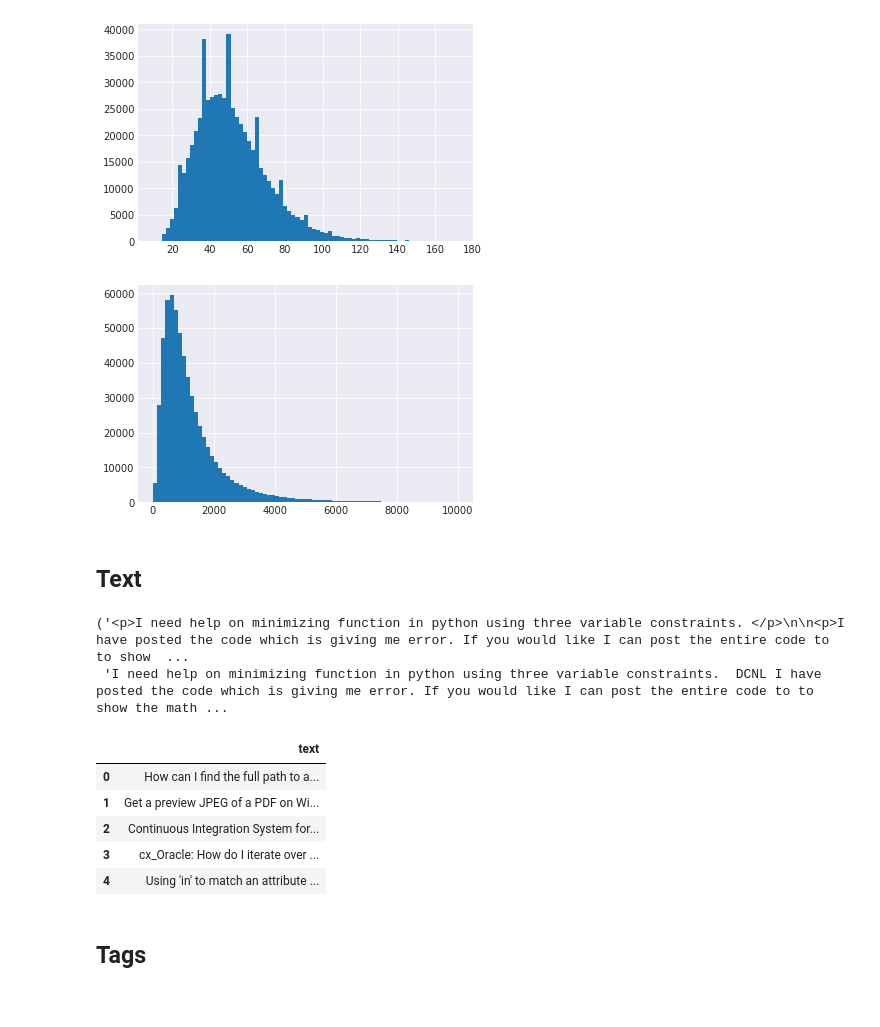
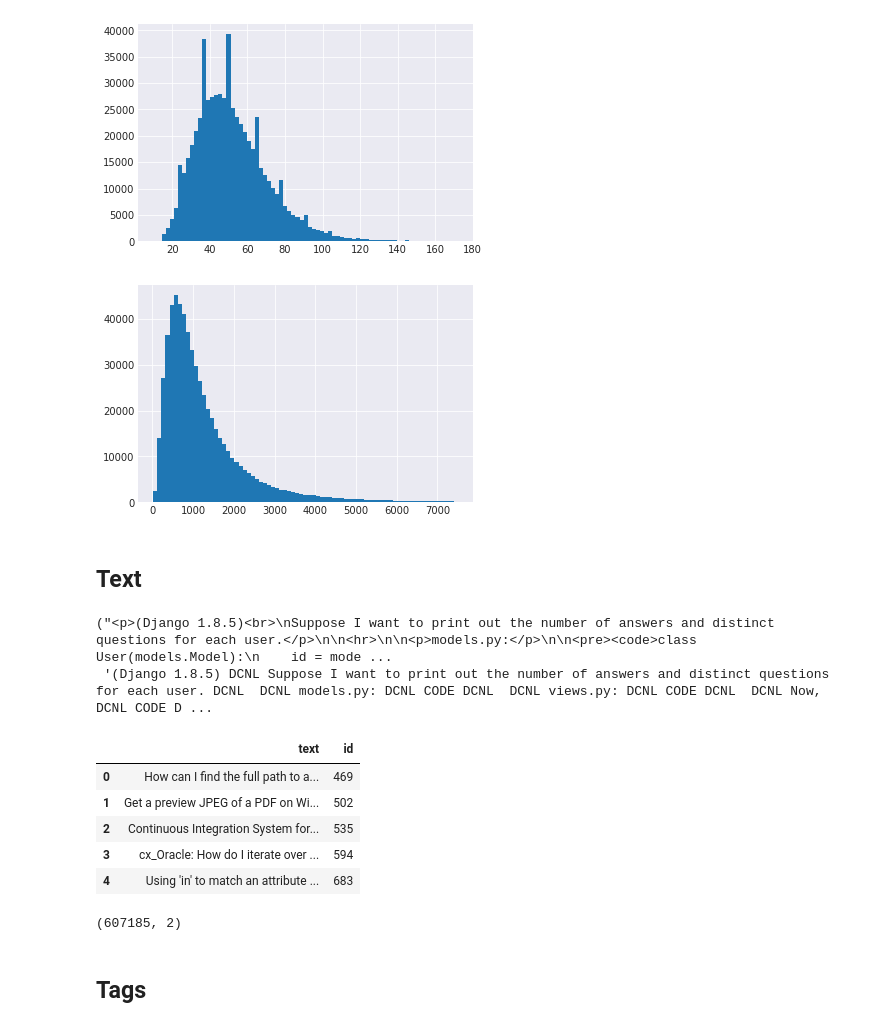
Before and after one commit to stasbel/task-gen, a Jupyter notebook: stackoverflow_data.ipynb, the cells around one changed output. Drawn from its saved outputs; the diff is of its cells as text; code cells hidden in the pictures.

```diff
--- a/stackoverflow_data.ipynb
+++ b/stackoverflow_data.ipynb
@@ -33,5 +33,5 @@ args = Bunch()
 ## Read
 # %%
 args.data_kaggle_name = 'pythonquestions'
-args.len_up = 10000
+args.len_up = 7500
 # %%
@@ -61,6 +67,5 @@ qdf.head()
 # %%
 qdf.drop(['OwnerUserId', 'CreationDate', 'Score'], axis=1, inplace=True)
 qdf.rename({c: c.lower() for c in qdf.columns}, axis=1, inplace=True)
-qdf = qdf[qdf.body.map(len) <= args.len_up].copy()
 qdf.shape
 # %% [output]
@@ -79,9 +84,11 @@ qdf.title.map(len).hist(bins=75);
 # %% [output]
 [figure]
 # %%
-qdf.body.map(len).hist(bins=75);
+body_lens = qdf.body.map(len)
+body_lens = body_lens[body_lens <= args.len_up]
+body_lens.hist(bins=75);
 # %% [output]
-[figure, old version]
+[figure, new version]
 # %% [markdown]
 ## Text
 # %%
@@ -90,8 +97,8 @@ args.log_step = 5000
 sample = qdf.body.sample().iloc[0]
 sample, HTMLPreprocessor(do_tqdm=False).fit_transform([sample])[0]
 # %% [output]
-('<p>I need help on minimizing function in python using three variable constraints. </p>\n\n<p>I have posted the code which is giving me error. If you would like I can post the entire code to to show  ...
- 'I need help on minimizing function in python using three variable constraints.  DCNL I have posted the code which is giving me error. If you would like I can post the entire code to to show the math ...
+("<p>(Django 1.8.5)<br>\nSuppose I want to print out the number of answers and distinct questions for each user.</p>\n\n<hr>\n\n<p>models.py:</p>\n\n<pre><code>class User(models.Model):\n    id = mode ...
+ '(Django 1.8.5) DCNL Suppose I want to print out the number of answers and distinct questions for each user. DCNL  DCNL models.py: DCNL CODE DCNL  DCNL views.py: DCNL CODE DCNL  DCNL Now, DCNL CODE D ...
 # %%
 preprocessor = HTMLPreprocessor(
     monitor=monitor('[1.6.1] Bodies filtering', log_step=args.log_step, log_total=len(qdf))
@@ -100,14 +107,22 @@ bodies = preprocessor.fit_transform(qdf.body)
 # %%
 text = [t + ' DCNL ' + b for t, b in zip(qdf.title, bodies)]
 df = pd.DataFrame(text, columns=['text'])
+df['id'] = qdf.id
+del qdf
 df.head()
 # %% [output]
-|  | text |
-| 0 | How can I find the full path to a... |
-| 1 | Get a preview JPEG of a PDF on Wi... |
-| 2 | Continuous Integration System for... |
-| 3 | cx_Oracle: How do I iterate over ... |
-| 4 | Using 'in' to match an attribute ... |
+|  | text | id |
+| 0 | How can I find the full path to a... | 469 |
+| 1 | Get a preview JPEG of a PDF on Wi... | 502 |
+| 2 | Continuous Integration System for... | 535 |
+| 3 | cx_Oracle: How do I iterate over ... | 594 |
+| 4 | Using 'in' to match an attribute ... | 683 |
+# %%
+df = df[df.text.map(len) <= args.len_up].copy()
+df.reset_index(drop=True, inplace=True)
+df.shape
+# %% [output]
+(607185, 2)
 # %% [markdown]
 ## Tags
 # %%
```
Also changed, not shown: parts of 16 cells of this notebook.
